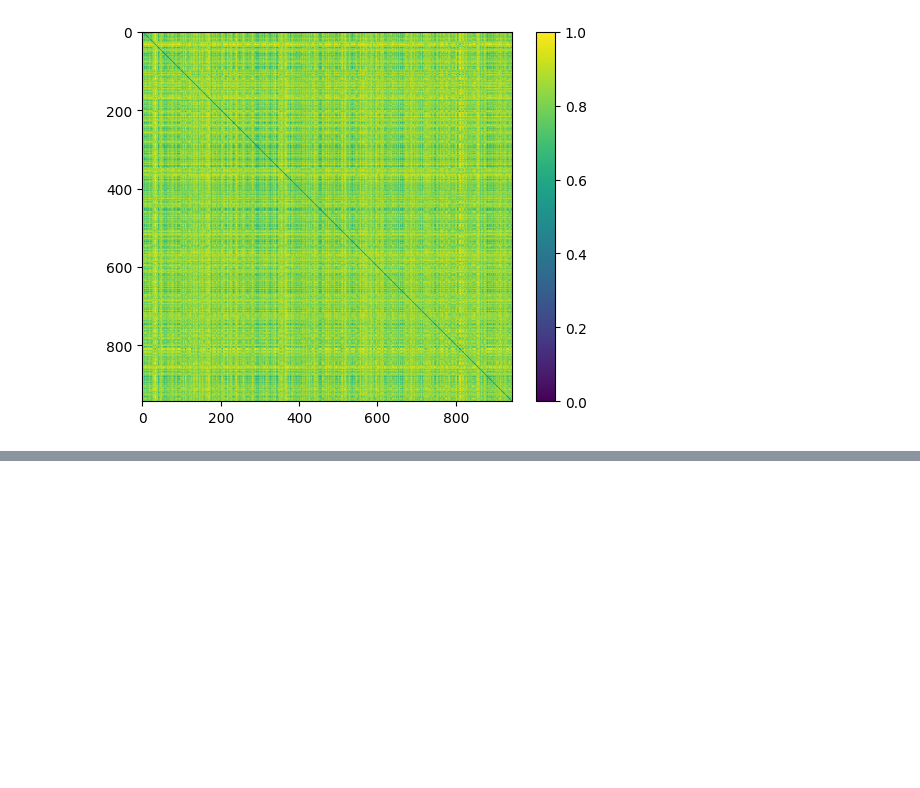
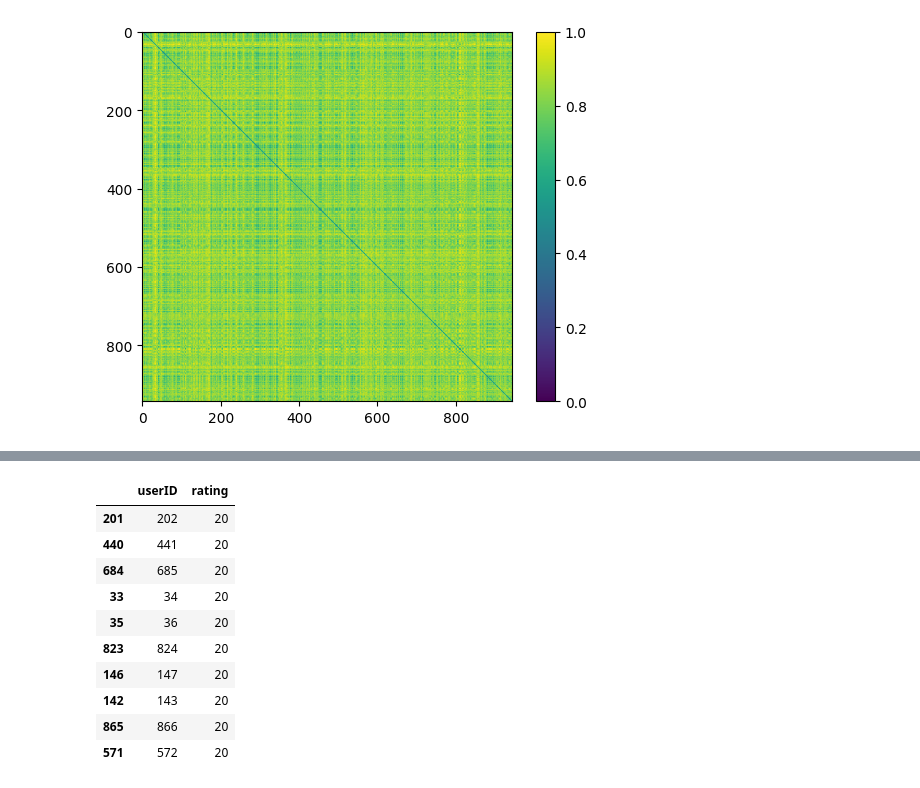
Before and after one commit to ZKDev01/recommendation-systems, a Jupyter notebook: experimental/exploratory_data_analysis.ipynb, the cells around one changed output, grey strips where cells are left out. Saved outputs shown, nothing was run; the diff lists cells and outputs as text; code cells hidden in the pictures; blank space fills up the shorter version.

```diff
--- a/experimental/exploratory_data_analysis.ipynb
+++ b/experimental/exploratory_data_analysis.ipynb
@@ -179,0 +229,17 @@ Son muchos datos, aplicar SVD o split al dataset?
+# %%
+grouped = df_data.groupby ( 'userID' )['rating'].count().reset_index ( name='rating' )
+# %%
+grouped_sorted = grouped.sort_values ( by='rating' )
+grouped_sorted.head ( 10 )
+# %% [output]
+|  | userID | rating |
+| 201 | 202 | 20 |
+| 440 | 441 | 20 |
+| 684 | 685 | 20 |
+| 33 | 34 | 20 |
+| 35 | 36 | 20 |
+| 823 | 824 | 20 |
+| 146 | 147 | 20 |
+| 142 | 143 | 20 |
+| 865 | 866 | 20 |
+| 571 | 572 | 20 |
```
Also changed, not shown: parts of 16 cells of this notebook, 2 other files.
